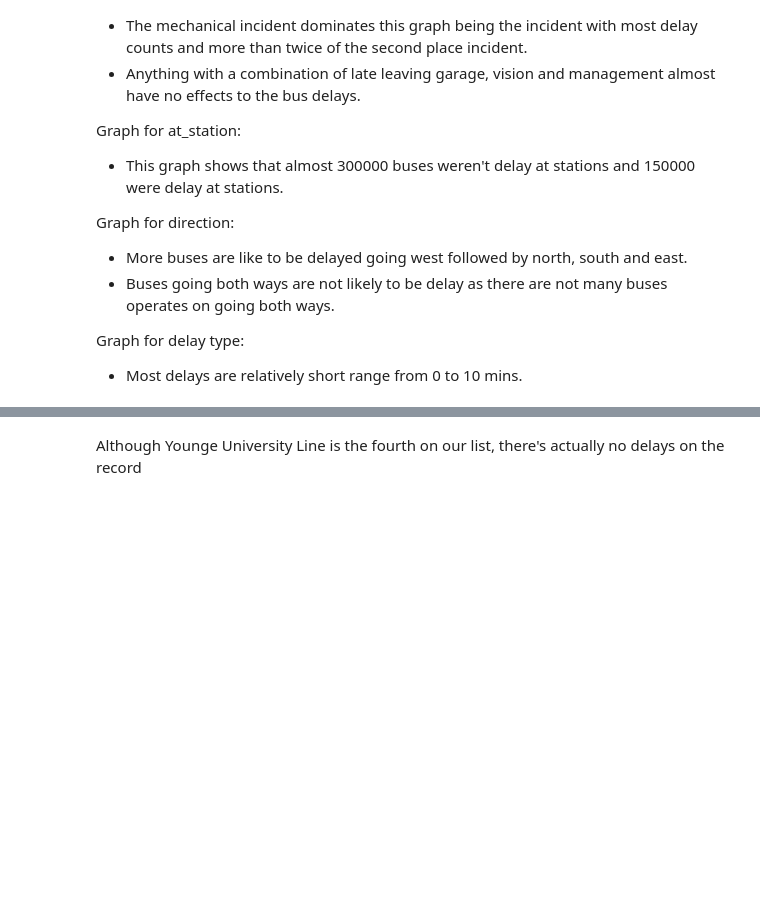
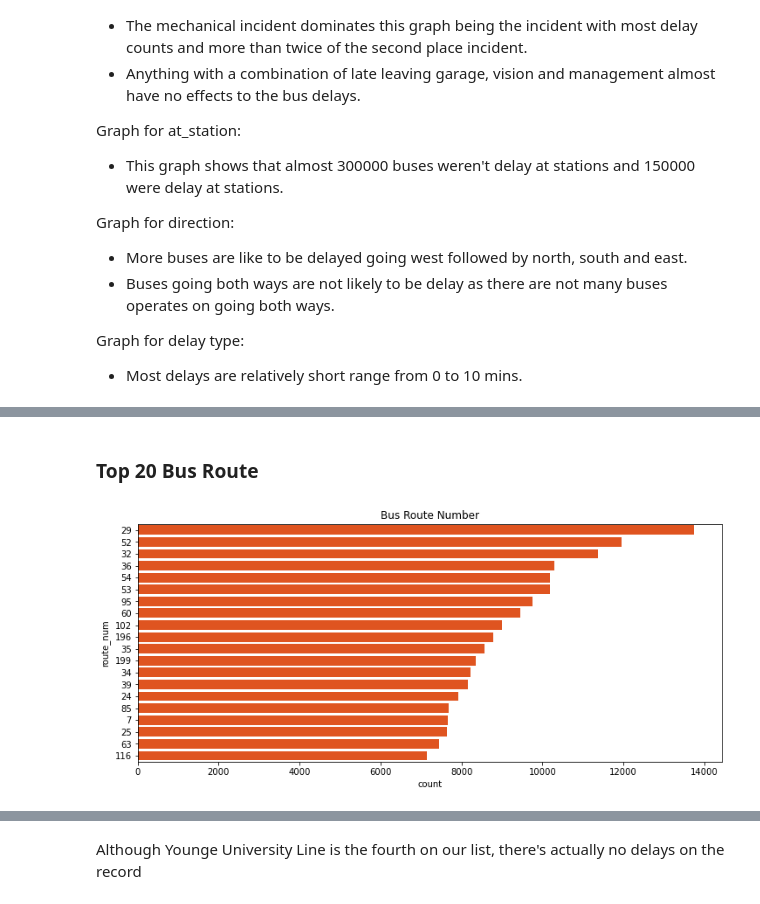
Before and after one commit to JasonYao3/TTC_transit_delay_proj, a Jupyter notebook: 3.Bus EDA.ipynb, the cells around one changed output, grey strips where cells are left out. Drawn from its saved outputs; the diff is of its cells as text; code cells hidden in the pictures; blank space fills up the shorter version.

```diff
--- a/3.Bus EDA.ipynb
+++ b/3.Bus EDA.ipynb
@@ -334,0 +329,11 @@ ax.set_title("Bus Incident Location");
+# %% [markdown]
+### Top 20 Bus Route
+# %%
+plt.figure(figsize=(12,5))
+
+sns.countplot(y=bus_df.route_num, order= bus_df.route_num.value_counts().iloc[:20].index, color="orangered");
+plt.title("Bus Route Number");
+# labels = ax[0].get_xticklabels();
+# ax[0].set_xticklabels(labels, rotation=90)
+# %% [output]
+[figure, added]
```
Also changed, not shown: parts of 22 cells of this notebook, 6 other files.
